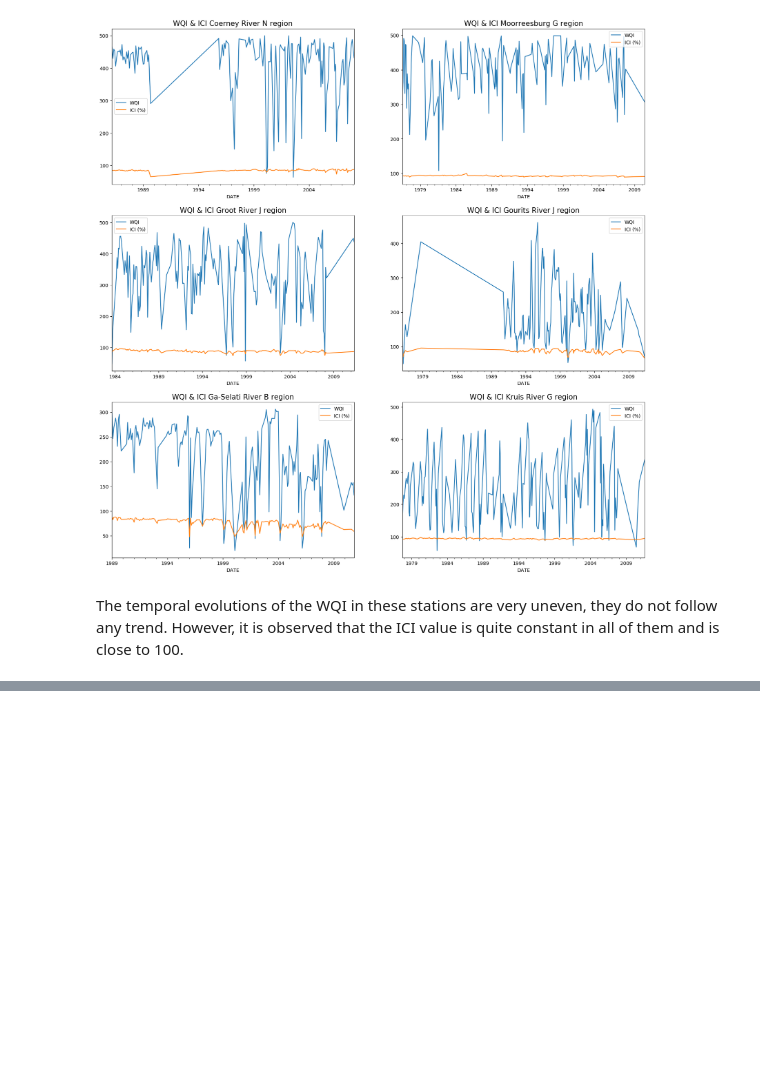
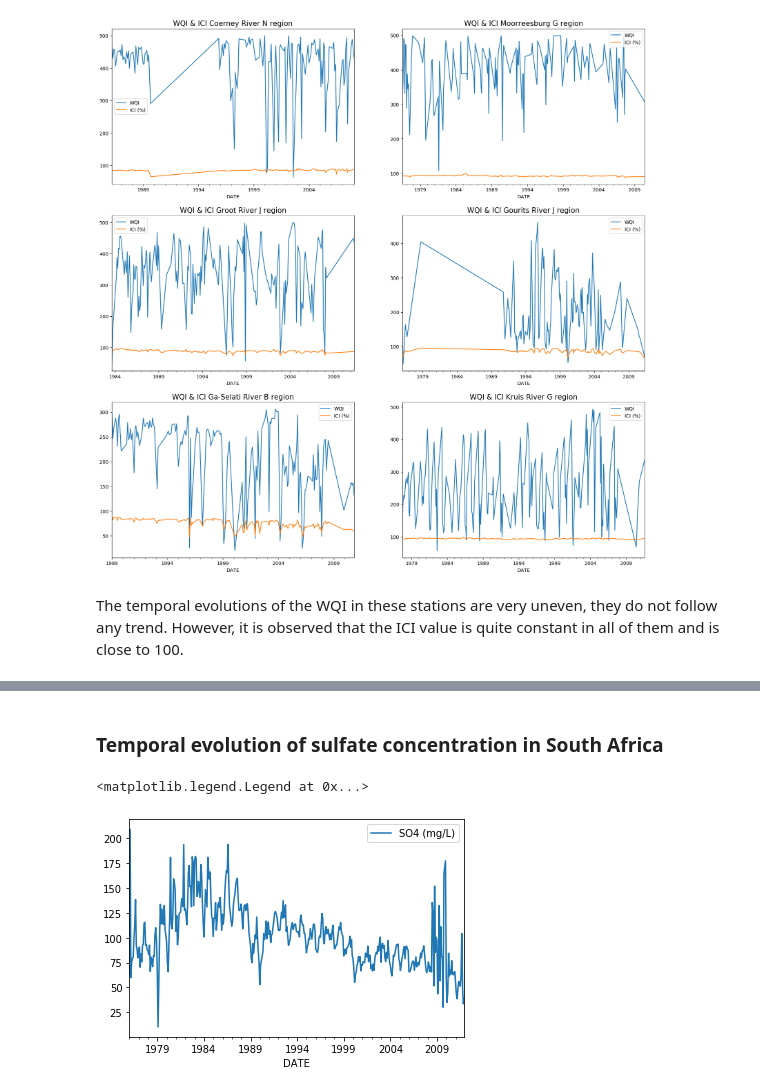
Before and after one commit to elenuskiya/TFM, a Jupyter notebook: Notebooks/01_Part_1_Analysis_and_Characterization_of_surface_waters.ipynb, the cells around one changed output, grey strips where cells are left out. Cells and saved outputs as stored; diff of their text form; code cells hidden in the pictures; blank space fills up the shorter version.

```diff
--- a/Notebooks/01_Part_1_Analysis_and_Characterization_of_surface_waters.ipynb
+++ b/Notebooks/01_Part_1_Analysis_and_Characterization_of_surface_waters.ipynb
@@ -1371,0 +1436,13 @@ The temporal evolutions of the WQI in these stations are very uneven, they do no
+# %% [markdown]
+### Temporal evolution of sulfate concentration in South Africa
+# %%
+SO4_temporal=chemical_stations[["DATE", "SO4 (mg/L)"]]
+pd.DatetimeIndex(SO4_temporal["DATE"]).to_period("M")
+per = SO4_temporal["DATE"].dt.to_period("M")
+SO4_temporal = SO4_temporal.groupby(per)["SO4 (mg/L)"].mean()
+SO4_temporal.plot()
+
+plt.legend([ "SO4 (mg/L)"])
+# %% [output]
+<matplotlib.legend.Legend at 0x...>
+[figure, added]
```
Also changed, not shown: parts of 35 cells of this notebook.
